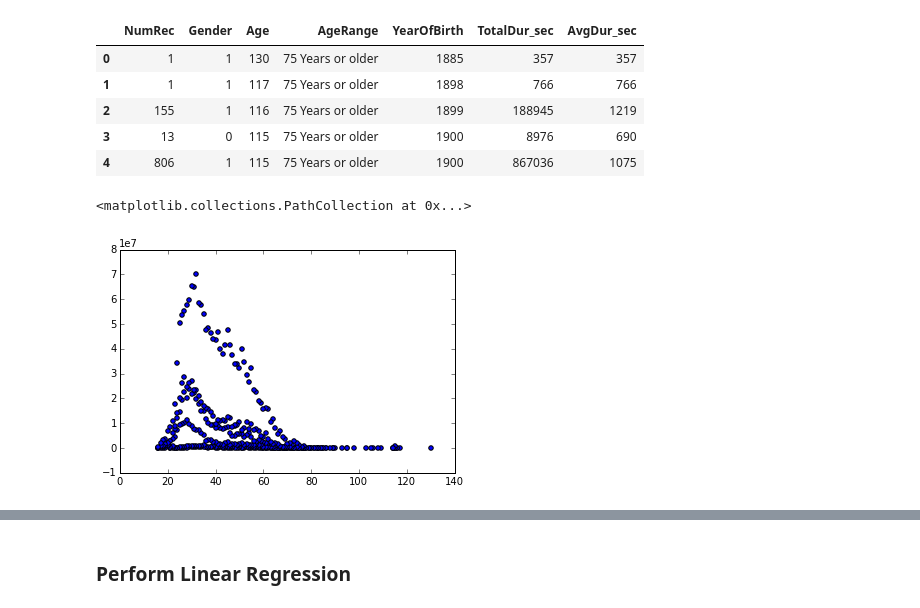
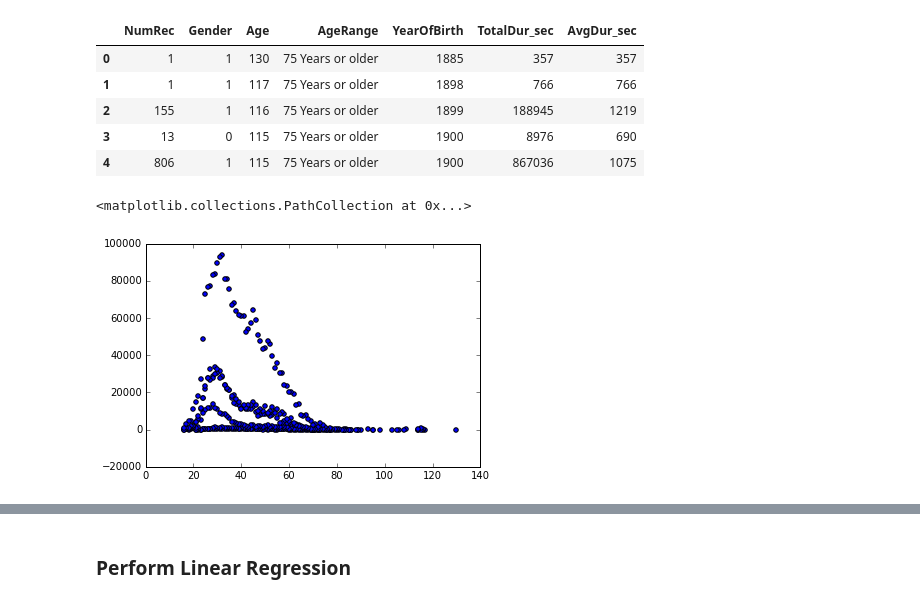
Before and after one commit to Sw3m/Data_Science_GA_Project_15, a Jupyter notebook: City Bike Share Project Paper.ipynb, the cells around one changed output, grey strips where cells are left out. Cells and saved outputs as stored; diff of their text form; code cells hidden in the pictures.

```diff
--- a/City Bike Share Project Paper.ipynb
+++ b/City Bike Share Project Paper.ipynb
@@ -91,7 +85,7 @@ dsBike.head()
 | 3 | 13 | 0 | 115 | 75 Years or older | 1900 | 8976 | 690 |
 | 4 | 806 | 1 | 115 | 75 Years or older | 1900 | 867036 | 1075 |
 # %%
-plt.scatter(dsCity['Age'],dsCity['TotalDur_sec'])
+plt.scatter(dsCity['Age'],dsCity['NumRecords'])
 # %% [output]
 <matplotlib.collections.PathCollection at 0x...>
-[figure, old version]
+[figure, new version]
```
Also changed, not shown: parts of 21 cells of this notebook, 3 other files.
